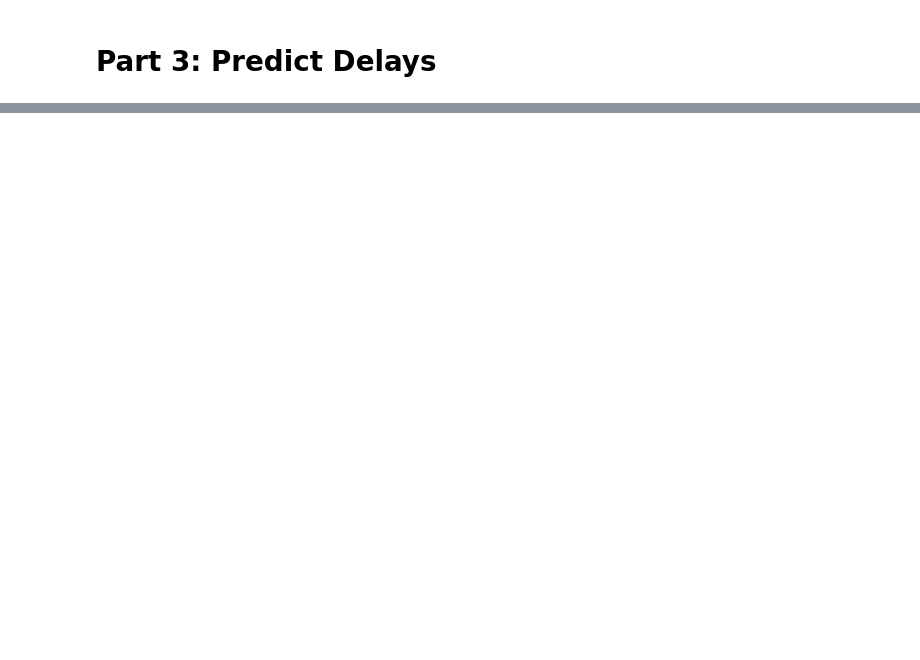
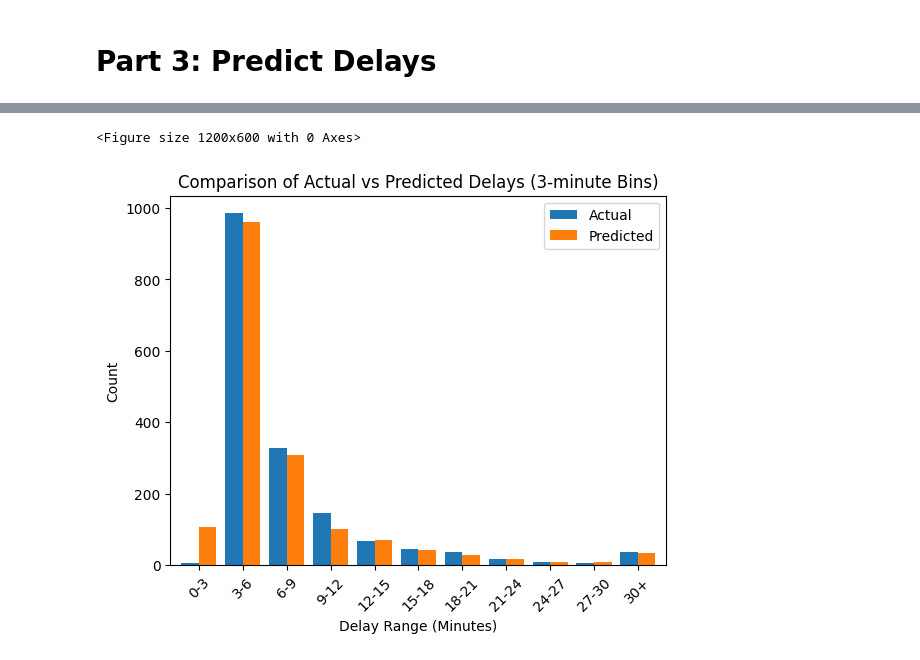
Before and after one commit to JYW5114/TTC_delay, a Jupyter notebook: subway_analysis.ipynb, the cells around one changed output, grey strips where cells are left out. Cells and saved outputs as stored; diff of their text form; code cells hidden in the pictures; blank space fills up the shorter version.

```diff
--- a/subway_analysis.ipynb
+++ b/subway_analysis.ipynb
@@ -805,0 +938,30 @@ memory usage: 292.0+ bytes
+# %%
+bins = list(range(0, 33, 3))  # [0, 3, 6, ..., 30]
+bins.append(np.inf)  # To include values above 30 in the last bin
+labels = ['0-3', '3-6', '6-9', '9-12', '12-15', '15-18', '18-21', '21-24', '24-27', '27-30', '30+']
+
+# Bin the actual delays and predicted delays
+actual_binned = pd.cut(y1_test, bins=bins, labels=labels, right=False)
+predicted_binned = pd.cut(y1_pred, bins=bins, labels=labels, right=False)
+
+# Count how many predictions fall into each bin for both actual and predicted delays
+actual_counts = actual_binned.value_counts().sort_index()
+predicted_counts = predicted_binned.value_counts().sort_index()
+
+# Create a DataFrame to compare actual and predicted counts
+comparison_df = pd.DataFrame({
+    'Actual': actual_counts,
+    'Predicted': predicted_counts
+})
+
+# Plot the comparison
+plt.figure(figsize=(12, 6))
+comparison_df.plot(kind='bar', width=0.8, color=['#1f77b4', '#ff7f0e'])
+plt.title("Comparison of Actual vs Predicted Delays (3-minute Bins)")
+plt.xlabel("Delay Range (Minutes)")
+plt.ylabel("Count")
+plt.xticks(rotation=45)
+plt.show()
+# %% [output]
+<Figure size 1200x600 with 0 Axes>
+[figure, added]
```
Also changed, not shown: parts of 11 cells of this notebook.
